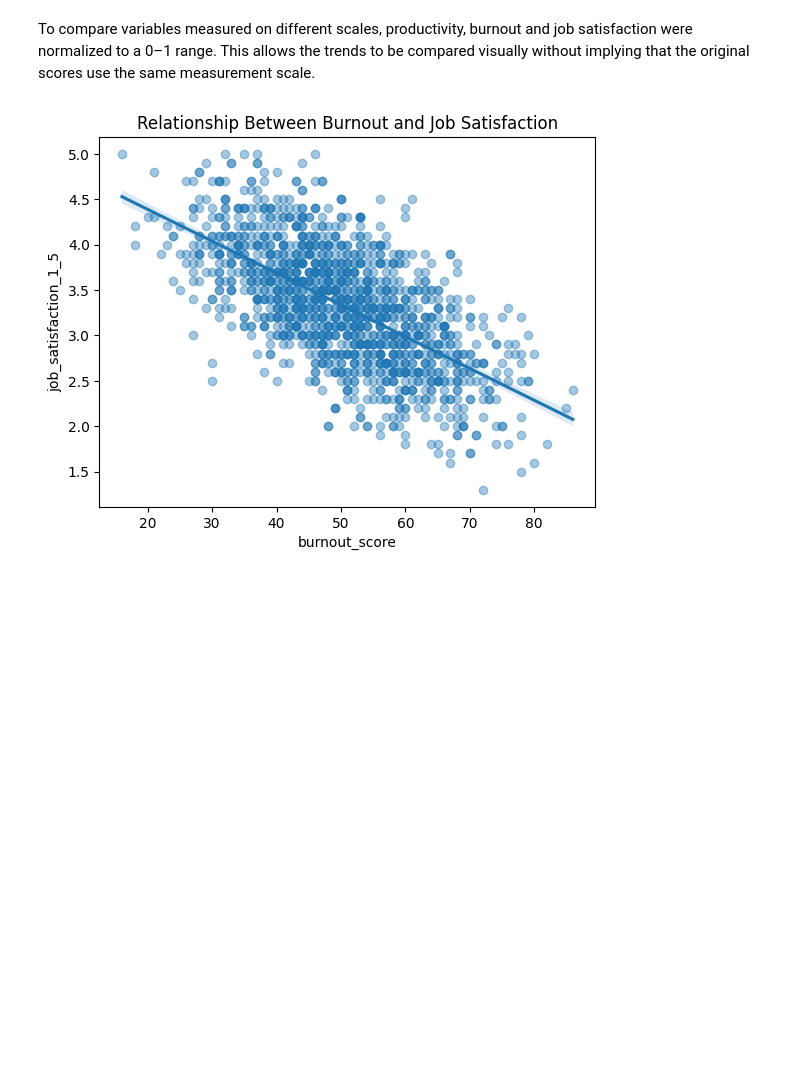
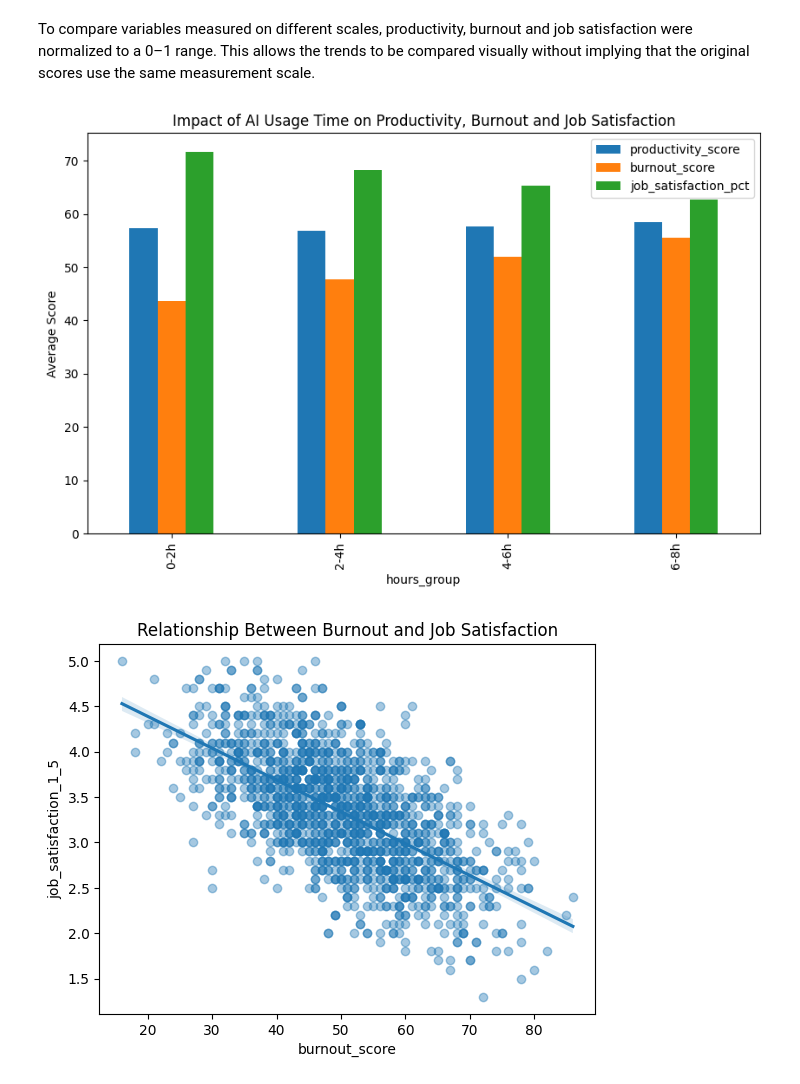
Before and after one commit to mariaravi/PP, a Jupyter notebook: notebooks/07_ai_burnout_eda.ipynb, the cells around one changed output. Drawn from its saved outputs; the diff is of its cells as text; code cells hidden in the pictures; blank space fills up the shorter version.

Commit message:
eda ai burnout finished

```diff
--- a/notebooks/07_ai_burnout_eda.ipynb
+++ b/notebooks/07_ai_burnout_eda.ipynb
@@ -405,6 +384,28 @@ plt.show()
 To compare variables measured on different scales, productivity, burnout and job satisfaction were normalized to a 0–1 range. This allows the trends to be compared visually without implying that the original scores use the same measurement scale.
 # %% [markdown]
 To compare variables measured on different scales, productivity, burnout and job satisfaction were normalized to a 0–1 range. This allows the trends to be compared visually without implying that the original scores use the same measurement scale.
+# %%
+summary_hours_display = summary_hours.copy()
+
+summary_hours_display["job_satisfaction_pct"] = (
+    summary_hours_display["job_satisfaction_1_5"] / 5 * 100
+)
+summary_hours_display[
+    [
+        "productivity_score",
+        "burnout_score",
+        "job_satisfaction_pct"
+    ]
+].plot(
+    kind="bar",
+    figsize=(10,6)
+)
+
+plt.title("Impact of AI Usage Time on Productivity, Burnout and Job Satisfaction")
+plt.ylabel("Average Score")
+plt.show()
+# %% [output]
+[figure, added]
 # %%
 sns.regplot(
     data=df,
```
Also changed, not shown: parts of 15 cells of this notebook, 1 other file.
